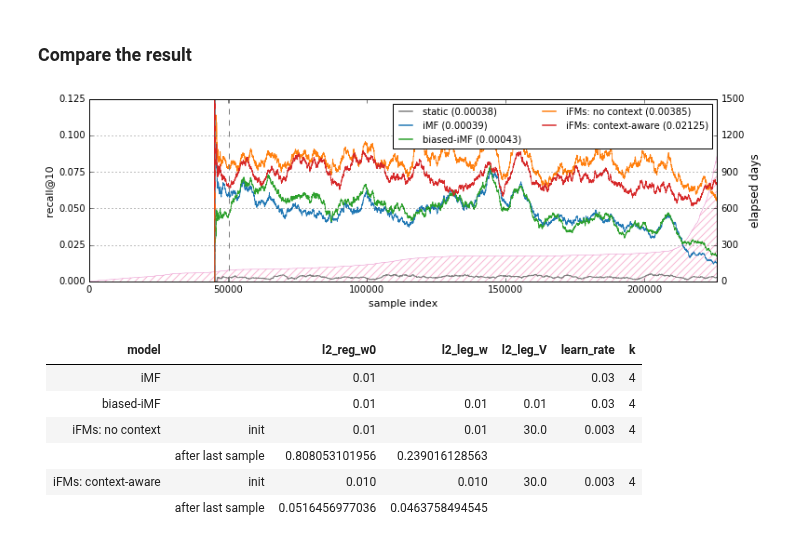
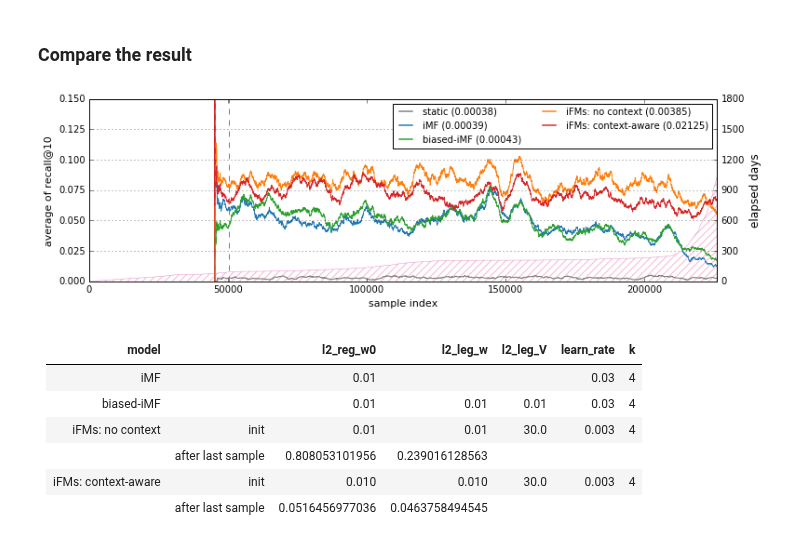
Before and after one commit to takuti/stream-recommender, a Jupyter notebook: stream-recommender.ipynb, the cells around one changed output. Cells and saved outputs as stored; diff of their text form; code cells hidden in the pictures.

Commit message:
fix plots

```diff
--- a/stream-recommender.ipynb
+++ b/stream-recommender.ipynb
@@ -39,10 +39,10 @@ for i in range(len(colors)):
 # %%
 def plot_setting(fig, ax, head=0):
     ax.set_xlabel('sample index', fontsize=11)
-    ax.set_ylabel('recall@10', fontsize=11)
+    ax.set_ylabel('average of recall@10', fontsize=11)
     ax.yaxis.grid(True)
-    ax.set_yticks([0.00, 0.025, 0.05, 0.075, 0.10, 0.125])
-    ax.set_ylim([0.0, 0.125])
+    ax.set_yticks([0.00, 0.025, 0.05, 0.075, 0.10, 0.125, 0.15])
+    ax.set_ylim([0.0, 0.15])
 
     # 20% pre-train | 80% evaluate
     ax.axvline(x=head, linewidth=1, linestyle='--', color=colors[14])
@@ -138,36 +138,36 @@ iFMs_ctx_time
 fig, ax = plt.subplots()
 
 # axis #2: the distribution of a 'time' feature
 ax2 = ax.twinx()
 ax2.plot(exp.dts, c=colors[12], lw=.4)
 ax2.set_xlim((0, exp.n_sample-1))
-ax2.set_yticks([0, 300, 600, 900, 1200, 1500])
-ax2.set_ylim([0, 1500])
+ax2.set_yticks([0, 300, 600, 900, 1200, 1500, 1800])
+ax2.set_ylim([0, 1800])
 ax2.fill_between(np.arange(exp.n_sample), np.array(exp.dts), facecolor='none', edgecolor=colors[13], lw=0, hatch='///')
 ax2.set_ylabel('elapsed days')
 
 # axis #1: simple moving average of recall
 x = np.arange(len(base_avgs))+exp.n_train
 ax.plot(x, base_avgs, c=colors[14], label='static (%.5f)' % base_time)
 ax.plot(x, iMF_avgs, c=colors[0], lw=.8, label='iMF (%.5f)' % iMF_time)
 ax.plot(x, biased_iMF_avgs, c=colors[4], lw=.8, label='biased-iMF (%.5f)' % biased_iMF_time)
 ax.plot(x, iFMs_avgs, c=colors[2], lw=.8, label='iFMs: no context (%.5f)' % iFMs_time)
 ax.plot(x, iFMs_ctx_avgs, c=colors[6], lw=.8, label='iFMs: context-aware (%.5f)' % iFMs_ctx_time)
 ax.set_xlim((0, exp.n_sample-1))
 ax.set_zorder(ax2.get_zorder()+1)
 ax.patch.set_visible(False)
 
 plot_setting(fig, ax, exp.n_train-1)
 fig.set_size_inches((11,3.5))
 
 leg = ax.legend(fontsize=10, loc='upper right', ncol=2)
 for legobj in leg.legendHandles:
     legobj.set_linewidth(1.5)
 
 plt.tight_layout()
 fig.savefig('../../paper/images/jsai-2016-ml-1m-recall.eps')
 # %% [output]
-[figure, old version]
+[figure, new version]
 # %% [markdown]
 |model||l2_reg_w0|l2_leg_w|l2_leg_V|learn_rate|k|
 |:---:|:---:|---:|---:|---:|---:|---:|
```
Also changed, not shown: parts of 2 cells of this notebook.
